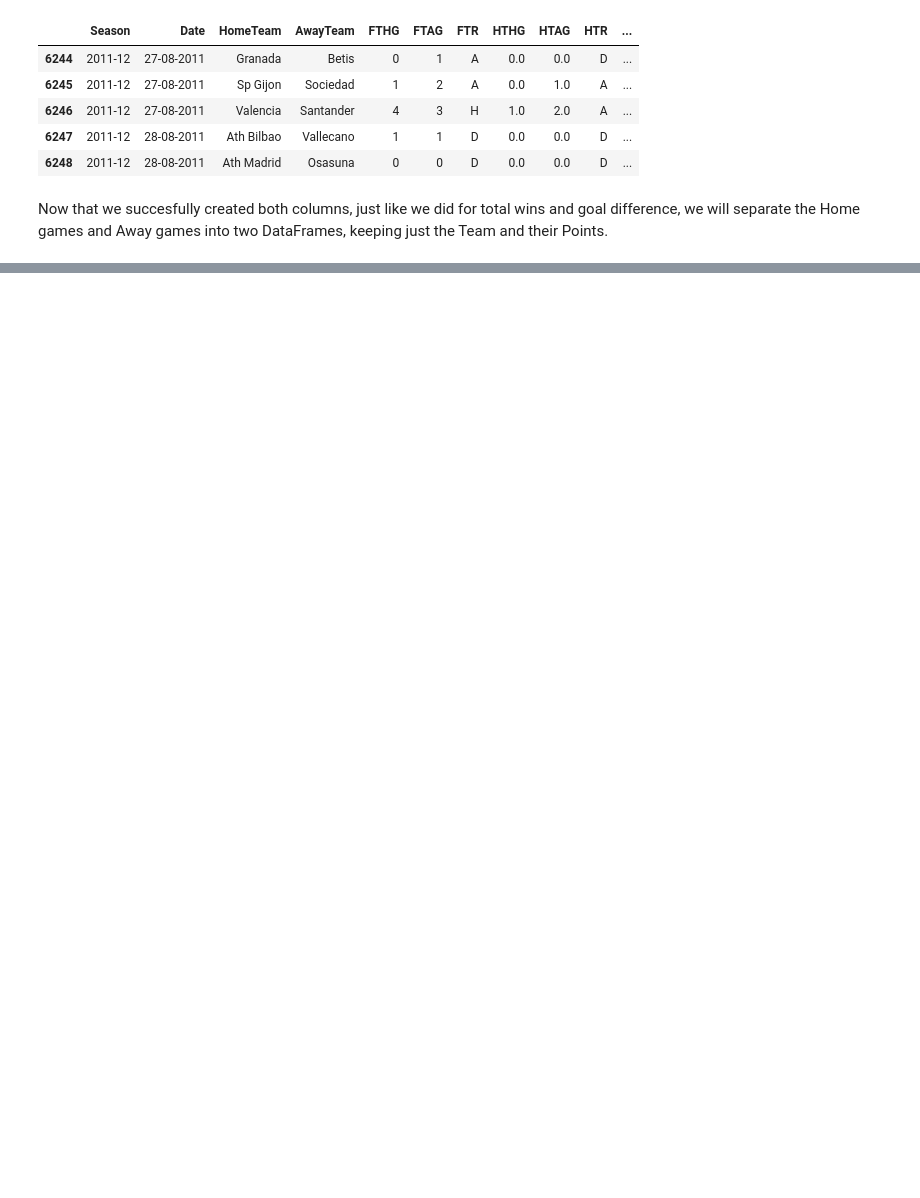
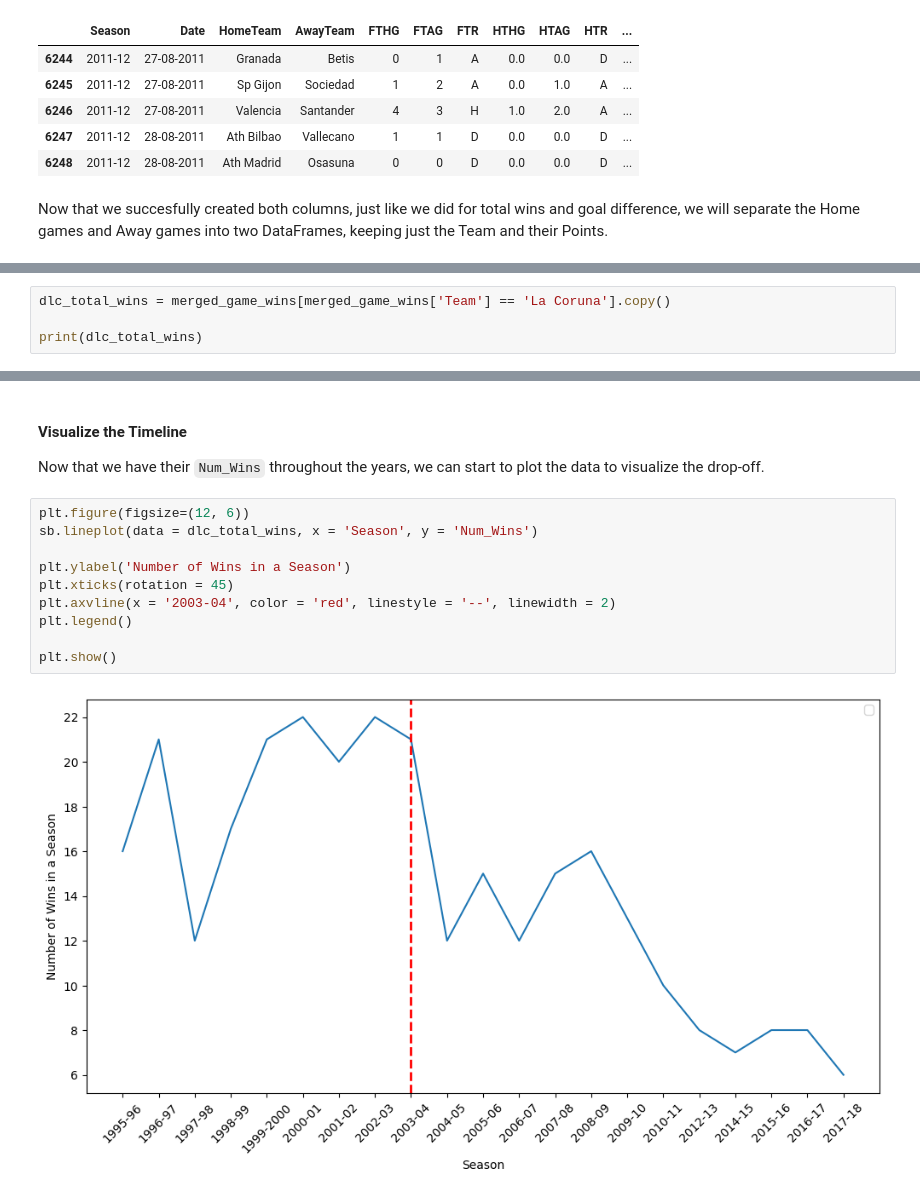
Before and after one commit to DoubleC8/LaLiga-Historical-Trends-EDA, a Jupyter notebook: End_to_End_Covid_Affect_on_La_liga_Eda.ipynb, the cells around one changed output, grey strips where cells are left out. Saved outputs shown, nothing was run; the diff lists cells and outputs as text; blank space fills up the shorter version.

```diff
--- a/End_to_End_Covid_Affect_on_La_liga_Eda.ipynb
+++ b/End_to_End_Covid_Affect_on_La_liga_Eda.ipynb
@@ -506,0 +575,4 @@ print(sorted_points)
+# %%
+dlc_total_wins = merged_game_wins[merged_game_wins['Team'] == 'La Coruna'].copy()
+
+print(dlc_total_wins)
@@ -506,0 +597,15 @@ print(sorted_points)
+# %% [markdown]
+#### Visualize the Timeline
+Now that we have their `Num_Wins` throughout the years, we can start to plot the data to visualize the drop-off.
+# %%
+plt.figure(figsize=(12, 6))
+sb.lineplot(data = dlc_total_wins, x = 'Season', y = 'Num_Wins')
+
+plt.ylabel('Number of Wins in a Season')
+plt.xticks(rotation = 45)
+plt.axvline(x = '2003-04', color = 'red', linestyle = '--', linewidth = 2)
+plt.legend()
+
+plt.show()
+# %% [output]
+[figure, added]
```
Also changed, not shown: parts of 13 cells of this notebook, 1 other file.
